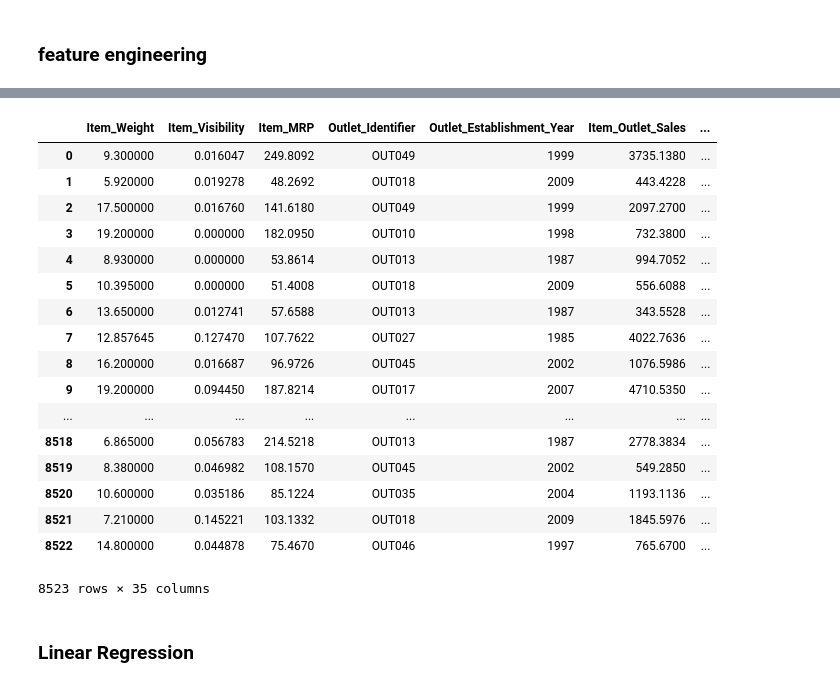
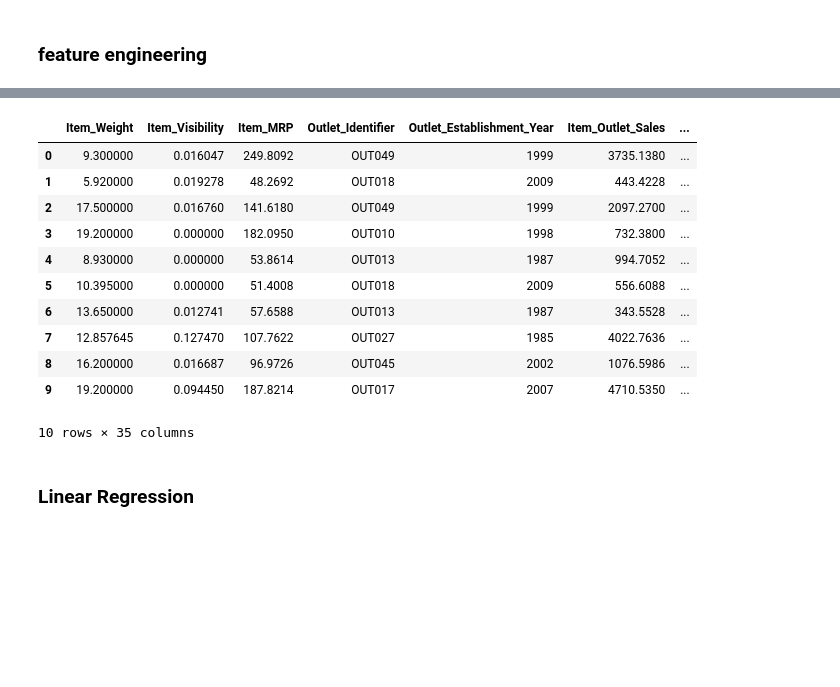
Before and after one commit to aishasonkar/Big_mart_analysis, a Jupyter notebook: Big_mart.ipynb, the cells around one changed output, grey strips where cells are left out. Saved outputs shown, nothing was run; the diff lists cells and outputs as text; code cells hidden in the pictures; blank space fills up the shorter version.

```diff
--- a/Big_mart.ipynb
+++ b/Big_mart.ipynb
@@ -375,26 +396,20 @@ df=df.drop(['Item_Identifier'],axis=1)
 # %%
 df = pd.get_dummies(df, columns=['Item_Fat_Content','Item_Type','Outlet_Size','Outlet_Location_Type','Outlet_Type'])
 # %%
-df
+df.head(10)
 # %% [output]
 |  | Item_Weight | Item_Visibility | Item_MRP | Outlet_Identifier | Outlet_Establishment_Year | Item_Outlet_Sales | ... |
 | 0 | 9.300000 | 0.016047 | 249.8092 | OUT049 | 1999 | 3735.1380 | ... |
 | 1 | 5.920000 | 0.019278 | 48.2692 | OUT018 | 2009 | 443.4228 | ... |
 | 2 | 17.500000 | 0.016760 | 141.6180 | OUT049 | 1999 | 2097.2700 | ... |
 | 3 | 19.200000 | 0.000000 | 182.0950 | OUT010 | 1998 | 732.3800 | ... |
 | 4 | 8.930000 | 0.000000 | 53.8614 | OUT013 | 1987 | 994.7052 | ... |
 | 5 | 10.395000 | 0.000000 | 51.4008 | OUT018 | 2009 | 556.6088 | ... |
 | 6 | 13.650000 | 0.012741 | 57.6588 | OUT013 | 1987 | 343.5528 | ... |
 | 7 | 12.857645 | 0.127470 | 107.7622 | OUT027 | 1985 | 4022.7636 | ... |
 | 8 | 16.200000 | 0.016687 | 96.9726 | OUT045 | 2002 | 1076.5986 | ... |
 | 9 | 19.200000 | 0.094450 | 187.8214 | OUT017 | 2007 | 4710.5350 | ... |
-| ... | ... | ... | ... | ... | ... | ... | ... |
-| 8518 | 6.865000 | 0.056783 | 214.5218 | OUT013 | 1987 | 2778.3834 | ... |
-| 8519 | 8.380000 | 0.046982 | 108.1570 | OUT045 | 2002 | 549.2850 | ... |
-| 8520 | 10.600000 | 0.035186 | 85.1224 | OUT035 | 2004 | 1193.1136 | ... |
-| 8521 | 7.210000 | 0.145221 | 103.1332 | OUT018 | 2009 | 1845.5976 | ... |
-| 8522 | 14.800000 | 0.044878 | 75.4670 | OUT046 | 1997 | 765.6700 | ... |
-8523 rows × 35 columns
+10 rows × 35 columns
 # %% [markdown]
 ### Linear Regression
 # %%
```
Also changed, not shown: parts of 20 cells of this notebook.
